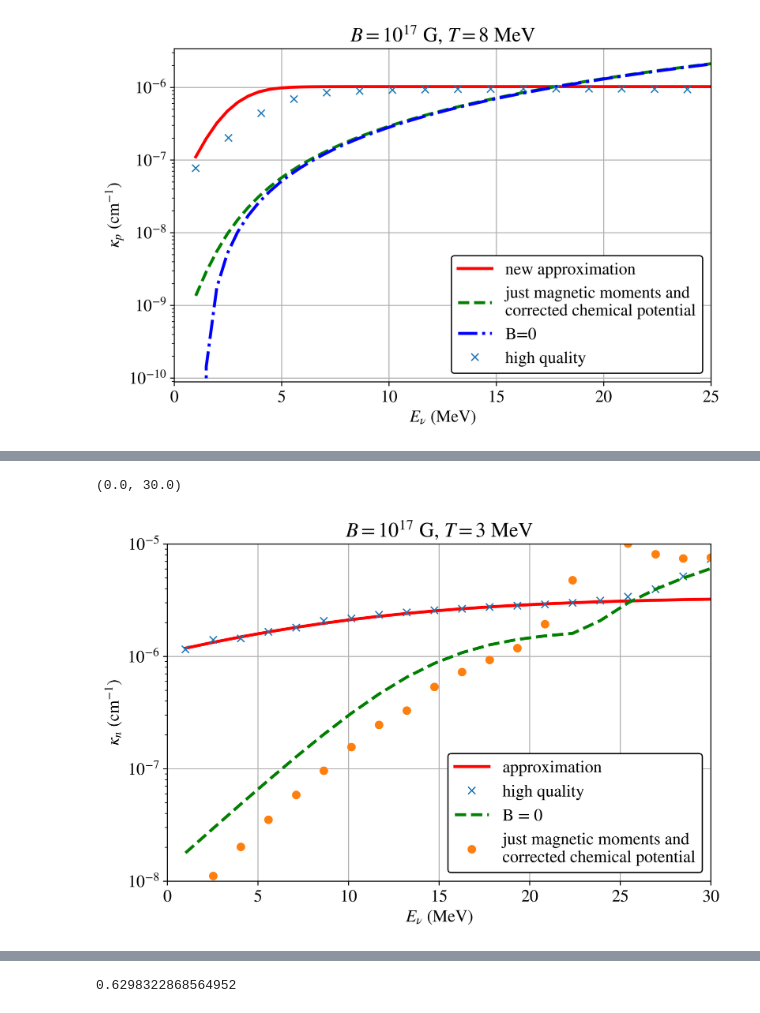
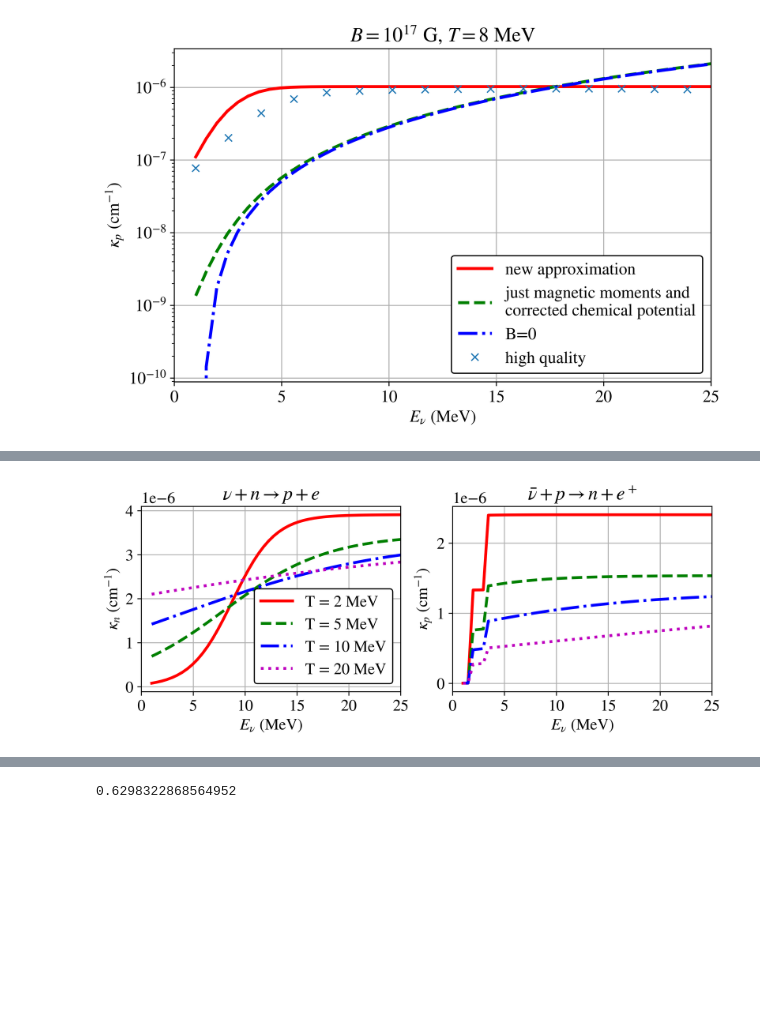
Before and after one commit to clwelch03/HEA-neutrinos, a Jupyter notebook: src/newopacities_mlknotes.ipynb, the cells around one changed output, grey strips where cells are left out. Saved outputs shown, nothing was run; the diff lists cells and outputs as text; code cells hidden in the pictures; blank space fills up the shorter version.

```diff
--- a/src/newopacities_mlknotes.ipynb
+++ b/src/newopacities_mlknotes.ipynb
@@ -83,7 +83,7 @@ def opacity_prefactor_noss(sp, sn, eb, knu, ctnu, mue, temperature, np_branch, i
     if is_high:
         e0 = e0pr(knu, eb, sn, sp, np_branch)
         if e0 > ELECTRON_MASS:
-            return 8 * pi**3 * gtilde(eb) * fermi_dirac((mue - e0)/ temperature) * mat_elt(sp, sn, ctnu, 1)
+            return 8 * pi**3 * gtilde(eb) * fermi_dirac((mue - e0)/ temperature) * (v_tilde((e0**2 - ELECTRON_MASS**2) / (2 * eb)) * mat_elt(sp, sn, ctnu) +  mat_elt(sp, sn, ctnu, 1))
         else:
             return 0
     else:
@@ -94,7 +94,8 @@ def opacity_prefactor_noss(sp, sn, eb, knu, ctnu, mue, temperature, np_branch, i
             #if e0 > ELECTRON_MASS:
             #    return 8 * pi**3 * gtilde(eb) * fermi_dirac((mue - e0) / temperature) * (v_tilde((e0**2 - ELECTRON_MASS**2) / (2 * eb)) * mat_elt(sp, sn, ctnu) + mat_elt(sp, sn, ctnu, 1))
             #else:
-            return 8 * pi**3 * gtilde(eb) * fermi_dirac(mue / temperature) * mat_elt(sp, sn, ctnu, 1) * (tanh(6 * (e0 - ELECTRON_MASS) / temperature) + 1) / 2
+            #return 8 * pi**3 * gtilde(eb) * fermi_dirac(mue / temperature) * (v_tilde((e0**2 - ELECTRON_MASS**2) / (2 * eb)) * mat_elt(sp, sn, ctnu) +  mat_elt(sp, sn, ctnu, 1) * (tanh(6 * (e0 - ELECTRON_MASS) / temperature) + 1) / 2)
+            return 8 * pi**3 * gtilde(eb) * fermi_dirac(mue / temperature) * (v_tilde((e0**2 - ELECTRON_MASS**2) / (2 * eb)) * mat_elt(sp, sn, ctnu) +  mat_elt(sp, sn, ctnu, 1))
         else:
             if e0 > ELECTRON_MASS:
                 return 8 * pi**3 * gtilde(eb) * fermi_dirac((mue - e0) / temperature) * (e0**2 - ELECTRON_MASS**2) / eb * mat_elt(sp, sn, ctnu)
@@ -155,7 +156,7 @@ def neutron_opacity(nuc_info, eb, temperature, mue, knu, ctnu, is_high, is_degen
                     neutrino_suppression = exp(- (knu * ctnu)**2 / (4 * mt) - (knu**2 * (1 - ctnu**2)) / 2 * (1 - exp(-ebmt)) / (eb + mt * (1 - exp(-ebmt))))
                     blocking_term = 2 * ebmt / (ebmt + 1 - exp(-ebmt)) * (pi / mt)**(3 / 2) * spin_weighting * neutrino_suppression
                 else:
-                    blocking_term = exp (GP * sp * ebmt / 2) * exp(- knu**2 / (4 * mt))
+                    blocking_term = exp (GP * sp * ebmt / 2) * exp(- knu**2 / (4 * mt)) * (pi / mt)**(3 / 2)
                 result += exp(GN * sn * ebmt / 2) * opacity_prefactor_noss(sp, sn, eb, knu, ctnu, mue, temperature, 1, is_high, continuum) * maxboltz_neut_pref(nn, eb, temperature) * (1 - blocking_term * maxboltz_prot_pref(np, eb, temperature))
         return result
 
@@ -513,44 +514,44 @@ ax_temp.legend(['new approximation', 'just magnetic moments and \ncorrected chem
 ax_temp.set_title('$B = 10^{17}$ G, $T = 8$ MeV')
 ax_temp.set_xlim([0, 25])
 # %%
-knuspace = linspace(1, 30, 20) / HBARC
+knuspace_short = linspace(1, 30, 20) / HBARC
+knuspace = linspace(1, 25, 50) / HBARC
 
-fig, ax_temp = plt.subplots(figsize = (8, 5))
+fig, ax = plt.subplots(1, 2, figsize = (9, 3))
 
-mue_low817 = mue_solver(0.25 * 0.16 * 10**-3, 1e17 * G_TO_FM, 8 / HBARC)
-mue_low117 = mue_solver(0.25 * 0.16 * 10**-3, 1e17 * G_TO_FM, 1 / HBARC)
+t1 = 2
+t2 = 5
+t3 = 10
+t4 = 20
 
-mue_high817 = mue_solver(0.1 * 0.16 * 10**-1, 1e17 * G_TO_FM, 8 / HBARC)
-mue_high117 = mue_solver(0.1 * 0.16 * 10**-1, 1e17 * G_TO_FM, 1 / HBARC)
+mue_low117 = mue_solver(0.25 * 0.16 * 10**-3, 1e17 * G_TO_FM, t1 / HBARC)
+mue_low1017 = mue_solver(0.25 * 0.16 * 10**-3, 1e17 * G_TO_FM, t2 / HBARC)
+mue_low2017 = mue_solver(0.25 * 0.16 * 10**-3, 1e17 * G_TO_FM, t3 / HBARC)
+mue_low5017 = mue_solver(0.25 * 0.16 * 10**-3, 1e17 * G_TO_FM, t4 / HBARC)
 
-mue_low316 = mue_solver(0.25 * 0.16 * 10**-3, 5e16 * G_TO_FM, 8 / HBARC)
-mue_low116 = mue_solver(0.25 * 0.16 * 10**-3, 5e16 * G_TO_FM, 1 / HBARC)
+for ix, ax_temp in enumerate(ax):
+    if ix == 0:
+        ax_temp.plot(knuspace * HBARC, [neutron_opacity([0.16 * 10**-3, 0.25], 1e17 * G_TO_FM, t1 / HBARC, mue_low117, knu, 0, True, False) * 10**13 for knu in knuspace], 'r-',
+                    knuspace * HBARC, [neutron_opacity([0.16 * 10**-3, 0.25], 1e17 * G_TO_FM, t2 / HBARC, mue_low1017, knu, 0, True, False) * 10**13 for knu in knuspace], 'g--',
+                    knuspace * HBARC, [neutron_opacity([0.16 * 10**-3, 0.25], 1e17 * G_TO_FM, t3 / HBARC, mue_low2017, knu, 0, True, False) * 10**13 for knu in knuspace], 'b-.',
+                    knuspace * HBARC, [neutron_opacity([0.16 * 10**-3, 0.25], 1e17 * G_TO_FM, t4 / HBARC, mue_low5017, knu, 0, True, False) * 10**13 for knu in knuspace], 'm:')
+    elif ix == 1:
+        ax_temp.plot(knuspace * HBARC, [proton_opacity([0.16 * 10**-3, 0.25], 1e17 * G_TO_FM, t1 / HBARC, mue_low117, knu, 0, True, False) * 10**13 for knu in knuspace], 'r-',
+                    knuspace * HBARC, [proton_opacity([0.16 * 10**-3, 0.25], 1e17 * G_TO_FM, t2 / HBARC, mue_low1017, knu, 0, True, False) * 10**13 for knu in knuspace], 'g--',
+                    knuspace * HBARC, [proton_opacity([0.16 * 10**-3, 0.25], 1e17 * G_TO_FM, t3 / HBARC, mue_low2017, knu, 0, True, False) * 10**13 for knu in knuspace], 'b-.',
+                    knuspace * HBARC, [proton_opacity([0.16 * 10**-3, 0.25], 1e17 * G_TO_FM, t4 / HBARC, mue_low5017, knu, 0, True, False) * 10**13 for knu in knuspace], 'm:')
+    #ax_temp.set_yscale('log')
+    ax_temp.set_xlabel('$E_\\nu$ (MeV)')
+    if ix == 0:
+        ax_temp.set_ylabel('$\kappa_n$ (cm$^{-1}$)')
+        ax_temp.set_title('$\\nu + n \\rightarrow p + e$')
+    else:
+        ax_temp.set_ylabel('$\kappa_p$ (cm$^{-1}$)')
+        ax_temp.set_title('$\\bar{\\nu} + p \\rightarrow n + e^+$')
+    ax_temp.grid(alpha = 1)
+    #ax_temp.set_yscale('log')
 
-mue_high316 = mue_solver(0.1 * 0.16 * 10**-1, 5e16 * G_TO_FM, 3 / HBARC)
-mue_high116 = mue_solver(0.1 * 0.16 * 10**-1, 5e16 * G_TO_FM, 1 / HBARC)
-
-mue_low80 = mue_solver_zero(0.25 * 0.16 * 10**-3, 8 / HBARC)
-mue_low30 = mue_solver_zero(0.25 * 0.16 * 10**-3, 3 / HBARC)
-mue_low10 = mue_solver_zero(0.25 * 0.16 * 10**-3, 1 / HBARC)
-
-mue_high80 = mue_solver_zero(0.1 * 0.16 * 10**-1, 8 / HBARC)
-mue_high30 = mue_solver_zero(0.1 * 0.16 * 10**-1, 3 / HBARC)
-mue_high10 = mue_solver_zero(0.1 * 0.16 * 10**-1, 1 / HBARC)
-
-ax_temp.plot(knuspace * HBARC, [neutron_opacity([0.16 * 10**-3, 0.25], 1e17 * G_TO_FM, 8 / HBARC, mue_low817, knu, 0, True, False) * 10**13 for knu in knuspace], 'r-',
-        #knuspace * HBARC, [neutron_opacity([0.16 * 10**-3, 0.25], 1e17 * G_TO_FM, 8 / HBARC, mue_low817, knu, 0, False, False) * 10**13 for knu in knuspace], 'g--',
-        knuspace * HBARC, sigma_n_b1e17_t3mev_lowdensity, 'x')
-ax_temp.plot(knuspace * HBARC, [neutron_opacity([0.16 * 10**-3, 0.25], 5e16 * G_TO_FM, 3 / HBARC, mue_low316, knu, 0, False, False) * 10**13 for knu in knuspace], 'g--',
-        #knuspace * HBARC, [neutron_opacity([0.16 * 10**-3, 0.25], 1e17 * G_TO_FM, 8 / HBARC, mue_low817, knu, 0, False, False) * 10**13 for knu in knuspace], 'g--',
-        knuspace * HBARC, sigma_n_b5e16_t3mev_lowdensity, 'o')
-#ax_temp.set_yscale('log')
-ax_temp.set_xlabel('$E_\\nu$ (MeV)')
-ax_temp.set_ylabel('$\kappa_n$ (cm$^{-1}$)')
-ax_temp.grid(alpha = 1)
-ax_temp.set_yscale('log')
-
-ax_temp.set_ylim([1e-8, 1e-5])
-ax_temp.legend(['approximation', 'high quality', 'B = 0', 'just magnetic moments and \ncorrected chemical potential'], edgecolor = 'k', framealpha = 1)
-ax_temp.set_title('$B = 10^{17}$ G, $T = 3$ MeV')
-ax_temp.set_xlim([0, 30])
+    if ix == 0:
+        ax_temp.legend(['T = ' + str(t1) + ' MeV','T = ' + str(t2) + ' MeV','T = ' + str(t3) + ' MeV','T = ' + str(t4) + ' MeV'], edgecolor = 'k', framealpha = 1)
+    ax_temp.set_xlim([0, 25])
 # %% [output]
@@ -558,2 +558 @@ ax_temp.set_xlim([0, 30])
-(0.0, 30.0)
-[figure, old version]
+[figure, new version]
```
Also changed, not shown: parts of 6 cells of this notebook.
